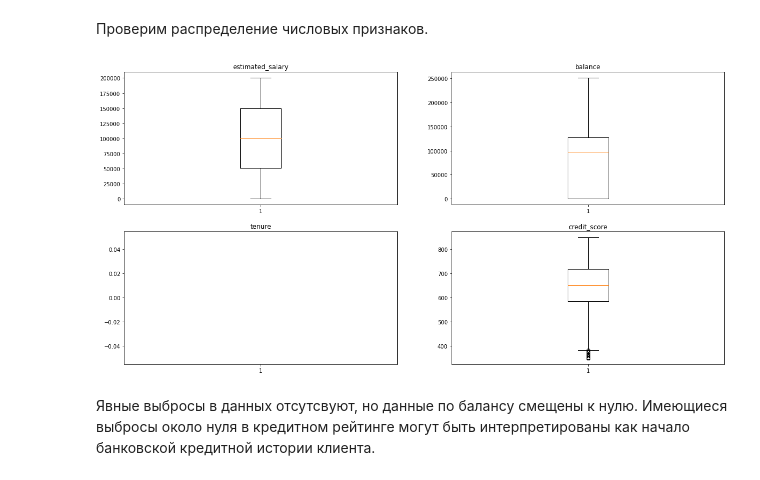
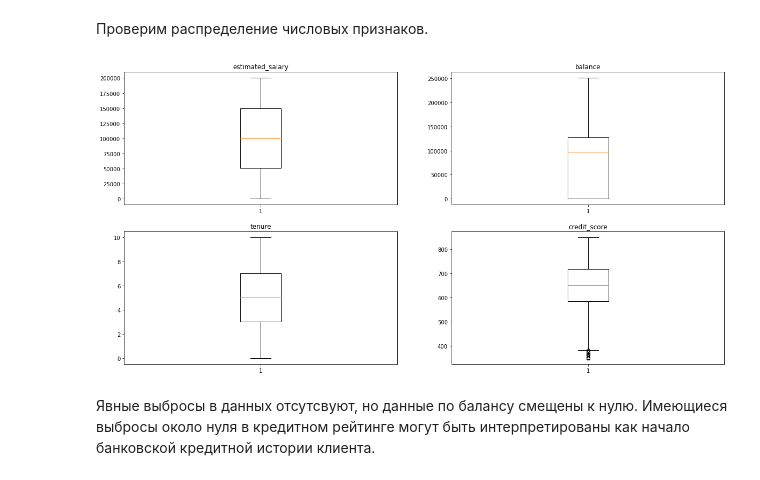
Before and after one commit to elena-soln/study_projects, a Jupyter notebook: Bank_Clients_Churn/Bank_Clients_Churn.ipynb, the cells around one changed output. Saved outputs shown, nothing was run; the diff lists cells and outputs as text; code cells hidden in the pictures.

Commit message:
boxplot edited and typos corrected

```diff
--- a/Bank_Clients_Churn/Bank_Clients_Churn.ipynb
+++ b/Bank_Clients_Churn/Bank_Clients_Churn.ipynb
@@ -167,19 +167,19 @@ df.head()
 # %%
 fig, axs = plt.subplots(2, 2)
 
-axs[0, 0].boxplot(df['estimated_salary'])
+axs[0, 0].boxplot(df['estimated_salary'], autorange=True)
 axs[0, 0].set_title('estimated_salary')
-axs[0, 1].boxplot(df['balance'])
+axs[0, 1].boxplot(df['balance'], autorange=True)
 axs[0, 1].set_title('balance')
-axs[1, 0].boxplot(df['tenure'])
+axs[1, 0].boxplot(df['tenure'], autorange=True)
 axs[1, 0].set_title('tenure')
-axs[1, 1].boxplot(df['credit_score'])
+axs[1, 1].boxplot(df['credit_score'], autorange=True)
 axs[1, 1].set_title('credit_score')
 
 plt.gcf().set_size_inches(20, 10)
 plt.show()
 # %% [output]
-[figure, old version]
+[figure, new version]
 # %% [markdown]
 Явные выбросы в данных отсутсвуют, но данные по балансу смещены к нулю. Имеющиеся выбросы около нуля в кредитном рейтинге могут быть интерпретированы как начало банковской кредитной истории клиента.
 # %%
```
Also changed, not shown: 1 other file.
